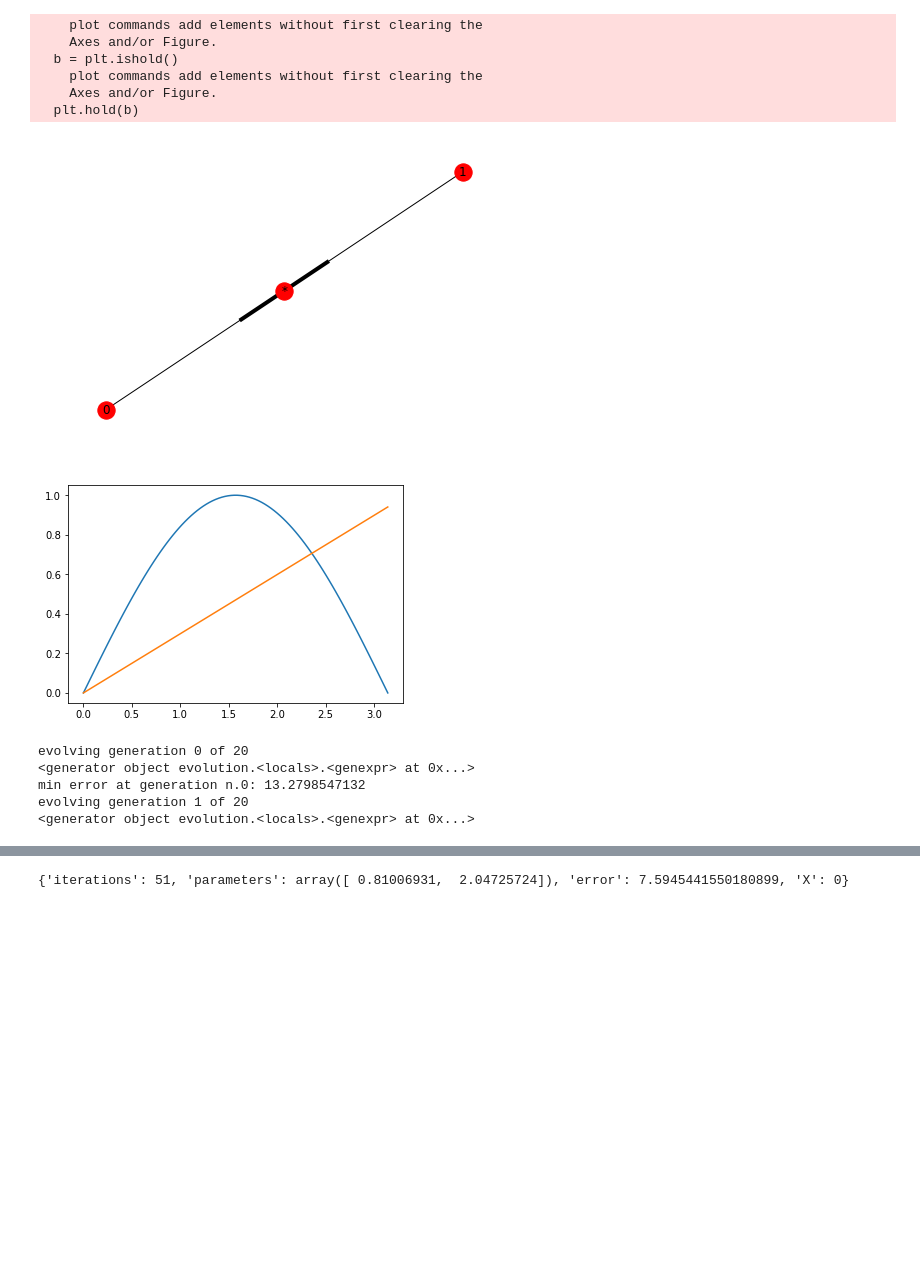
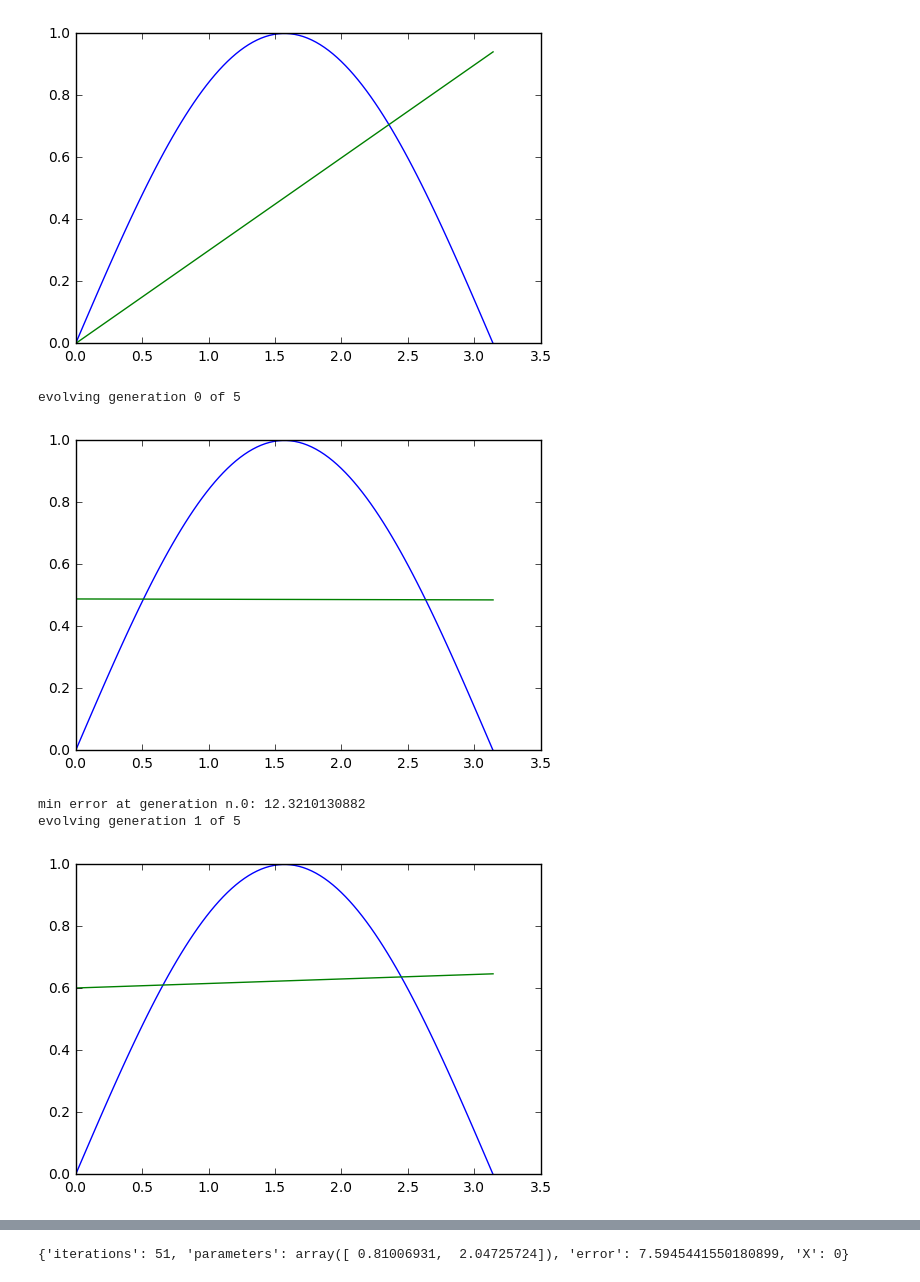
Before and after one commit to Xenophyte/Long-Term-Memory-AI, a Jupyter notebook: function nesting.ipynb, the cells around one changed output, grey strips where cells are left out. Drawn from its saved outputs; the diff is of its cells as text; code cells hidden in the pictures; blank space fills up the shorter version.

Commit message:
Lots of changes to visualisation and a couple of performance tweaks to Tree

```diff
--- a/function nesting.ipynb
+++ b/function nesting.ipynb
@@ -58,24 +45,17 @@ def export_json_graph(graph):
 # %%
 %%time
-e = evolution(data)
+e = evolution(data, 5)
 print(e)
 # Export resulting graph to json file
 # You can view it by starting a webserver(python2 -m SimpleHTTPServer) and then going to http://localhost:8000/graph_viewer.html
-export_json_graph(e["specimen"])
+e["specimen"].export_json()
 print("fittest specimen:")
-draw(e["specimen"])
-plot_optimized(e["specimen"],data)
+e["specimen"].draw()
+e["specimen"].plot_optimized(data)
 # %% [output]
+[figure, new version]
-    plot commands add elements without first clearing the
-    Axes and/or Figure.
-  b = plt.ishold()
-    plot commands add elements without first clearing the
-    Axes and/or Figure.
-  plt.hold(b)
+evolving generation 0 of 5
-[figure, old version]
-[figure, old version]
+[figure, new version]
-evolving generation 0 of 20
-<generator object evolution.<locals>.<genexpr> at 0x...>
-min error at generation n.0: 13.2798547132
-evolving generation 1 of 20
-<generator object evolution.<locals>.<genexpr> at 0x...>
+min error at generation n.0: 12.3210130882
+evolving generation 1 of 5
+[figure, added]
```
Also changed, not shown: parts of 7 cells of this notebook, 4 other files.
